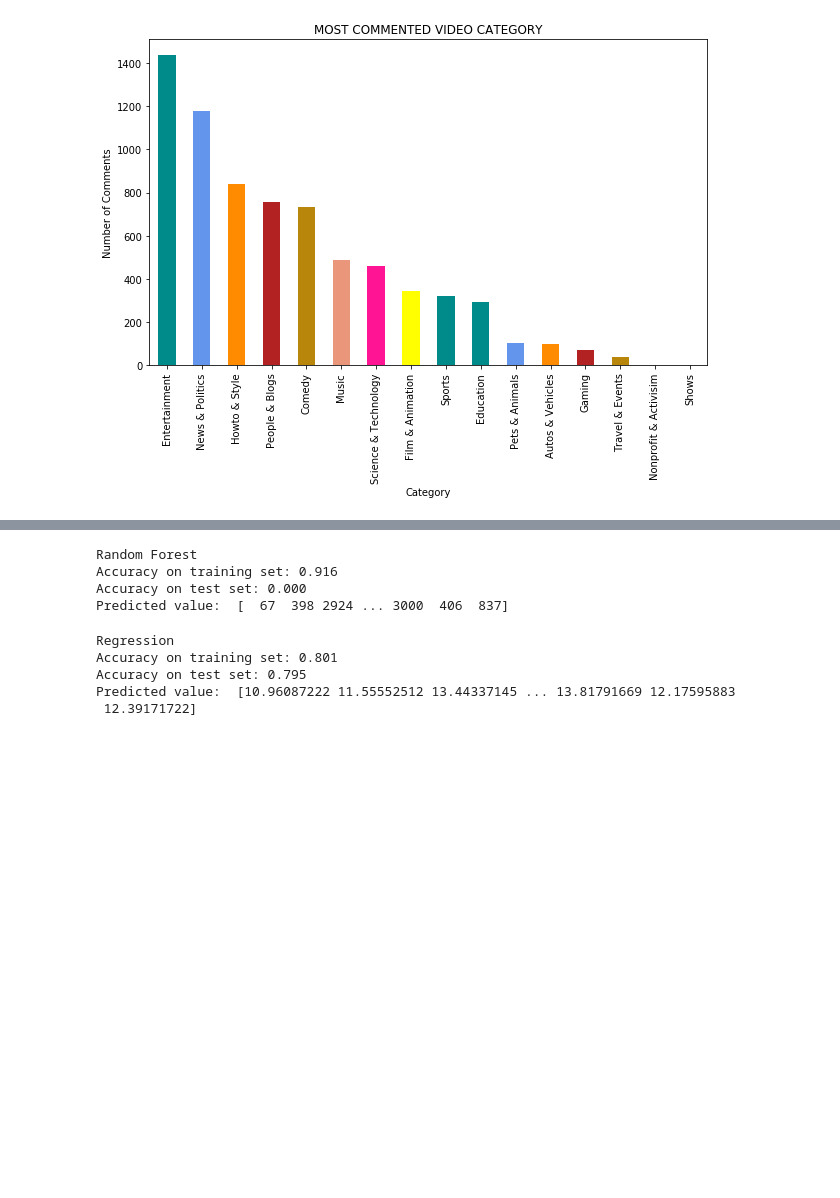
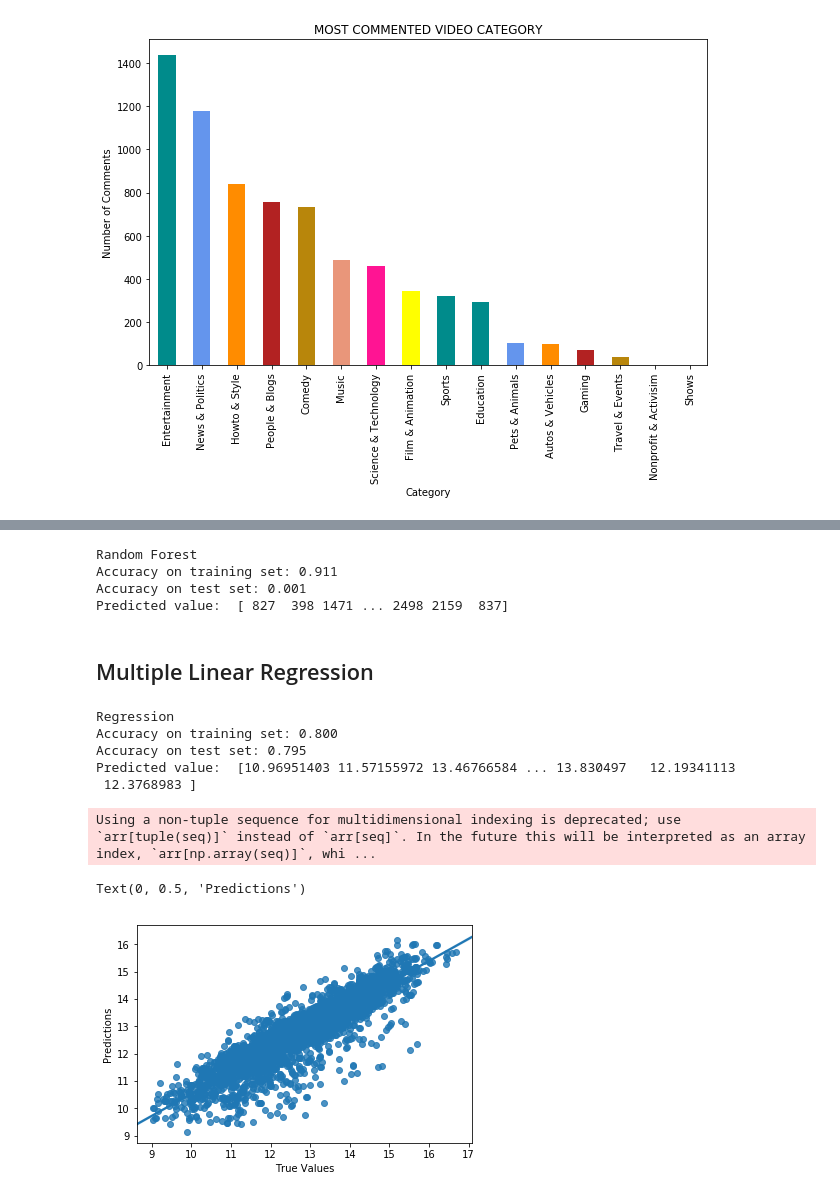
Before and after one commit to singhamanraj/Capstone-Project, a Jupyter notebook: YouTube_Likes_Prediction.ipynb, the cells around one changed output, grey strips where cells are left out. Drawn from its saved outputs; the diff is of its cells as text; code cells hidden in the pictures; blank space fills up the shorter version.

```diff
--- a/YouTube_Likes_Prediction.ipynb
+++ b/YouTube_Likes_Prediction.ipynb
@@ -591,12 +542,11 @@ video_data.head()
 # %%
-#Creating X,y and splitting the dataset into training and testing
 
-X, y = video_data[['loglikes','logdislikes','logcomment_total','category_id']].values, video_data['logviews']
+X, y = video_data[['loglikes','logdislikes','logcomment_total']].values, video_data['logviews']
+#X, y = video_data[['loglikes','logdislikes','category_id']].values, video_data['logviews']
+
+#use for original data
 #X, y = video_data[['likes','dislikes','comment_total','category_id']].values, video_data['views']
 
-X_train, X_test, y_train, y_test =\
-    train_test_split(X, y,
-                     test_size=0.40,
-                     random_state=0)
+X_train, X_test, y_train, y_test =train_test_split(X, y, test_size=0.40, random_state=0)
 # %%
 video_data=video_data.reset_index()
@@ -645,38 +586,46 @@ y_train_encoded = lab_enc.fit_transform(y_train)
 y_test_encoded = lab_enc.fit_transform(y_test)
 
 forest_model = RandomForestClassifier(n_estimators=5,random_state=0)
-forest_model.fit(X_train_std, y_train_encoded)
+forest_model.fit(X_train, y_train_encoded)
 
 print("Random Forest")
-print("Accuracy on training set: {:.3f}".format(forest_model.score(X_train_std, y_train_encoded)))
-print("Accuracy on test set: {:.3f}".format(forest_model.score(X_test_std, y_test_encoded)))
+print("Accuracy on training set: {:.3f}".format(forest_model.score(X_train, y_train_encoded)))
+print("Accuracy on test set: {:.3f}".format(forest_model.score(X_test, y_test_encoded)))
 
-y_pred_forest = forest_model.predict(X_test_std)
+y_pred_forest = forest_model.predict(X_test)
 print("Predicted value: ",y_pred_forest)
-
-#precision, recall, fscore, support = precision_recall_fscore_support(y_test, y_pred_forest, average='micro')
-#print("Precision, Recall and fscore:",precision, recall, fscore,)
 # %% [output]
 Random Forest
-Accuracy on training set: 0.916
-Accuracy on test set: 0.000
-Predicted value:  [  67  398 2924 ... 3000  406  837]
+Accuracy on training set: 0.911
+Accuracy on test set: 0.001
+Predicted value:  [ 827  398 1471 ... 2498 2159  837]
+# %% [markdown]
+## Multiple Linear Regression
 # %%
+#Regression Model
+
 regression_model = linear_model.LinearRegression()
-regression_model.fit(X_train_std, y_train)
+result_regression = regression_model.fit(X_train, y_train)
 
 print("Regression")
-print("Accuracy on training set: {:.3f}".format(regression_model.score(X_train_std, y_train)))
-print("Accuracy on test set: {:.3f}".format(regression_model.score(X_test_std, y_test)))
+print("Accuracy on training set: {:.3f}".format(regression_model.score(X_train, y_train)))
+print("Accuracy on test set: {:.3f}".format(regression_model.score(X_test, y_test)))
 
-y_pred_regression = regression_model.predict(X_test_std)
+y_pred_regression = regression_model.predict(X_test)
 print("Predicted value: ",y_pred_regression)
-
-#precision, recall, fscore, support = precision_recall_fscore_support(y_test, y_pred_forest, average='micro')
-#print("Precision, Recall and fscore:",precision, recall, fscore,)
 # %% [output]
 Regression
-Accuracy on training set: 0.801
+Accuracy on training set: 0.800
 Accuracy on test set: 0.795
-Predicted value:  [10.96087222 11.55552512 13.44337145 ... 13.81791669 12.17595883
- 12.39171722]
+Predicted value:  [10.96951403 11.57155972 13.46766584 ... 13.830497   12.19341113
+ 12.3768983 ]
+# %%
+#Scatter plot for regression
+
+sns.regplot(y_test,y_pred_regression)
+plt.xlabel("True Values")
+plt.ylabel("Predictions")
+# %% [output]
+Using a non-tuple sequence for multidimensional indexing is deprecated; use `arr[tuple(seq)]` instead of `arr[seq]`. In the future this will be interpreted as an array index, `arr[np.array(seq)]`, whi ...
+Text(0, 0.5, 'Predictions')
+[figure, added]
```
Also changed, not shown: parts of 58 cells of this notebook.
